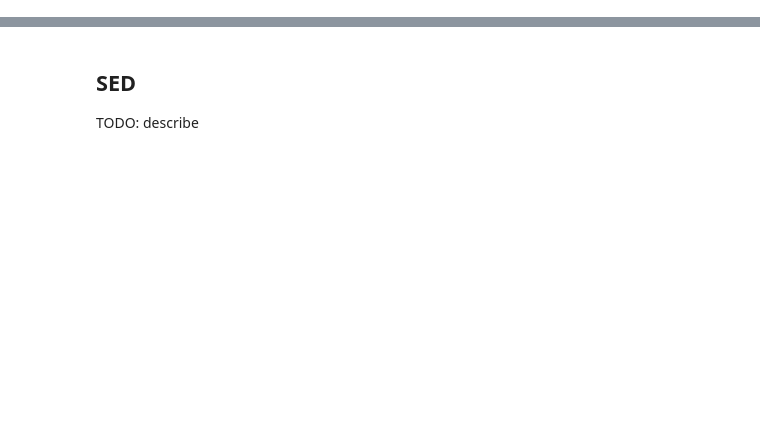
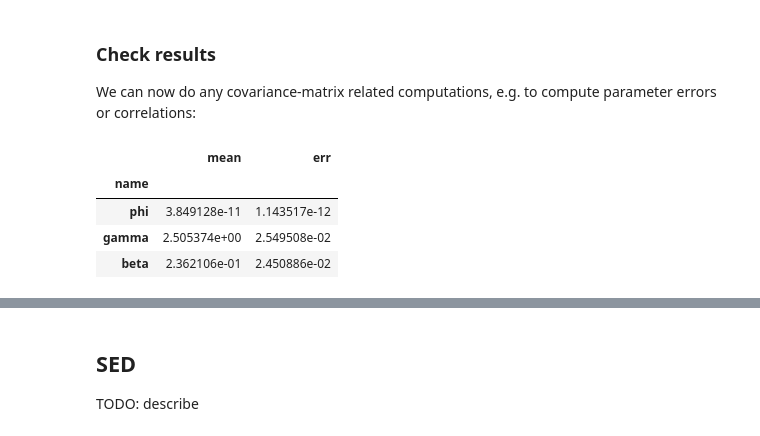
Before and after one commit to open-gamma-ray-astro/joint-crab, a Jupyter notebook: 2_results.ipynb, the cells around one changed output, grey strips where cells are left out. Cells and saved outputs as stored; diff of their text form; code cells hidden in the pictures; blank space fills up the shorter version.

```diff
--- a/2_results.ipynb
+++ b/2_results.ipynb
@@ -46,0 +99,13 @@ list(contours.keys())
+# %% [markdown]
+### Check results
+
+We can now do any covariance-matrix related computations, e.g. to compute parameter errors or correlations:
+# %%
+# These are the numbers in the last row in Table 2 in the paper
+results["joint"].parameters
+# %% [output]
+|  | mean | err |
+| name |  |  |
+| phi | 3.849128e-11 | 1.143517e-12 |
+| gamma | 2.505374e+00 | 2.549508e-02 |
+| beta | 2.362106e-01 | 2.450886e-02 |
```
Also changed, not shown: parts of 25 cells of this notebook.
